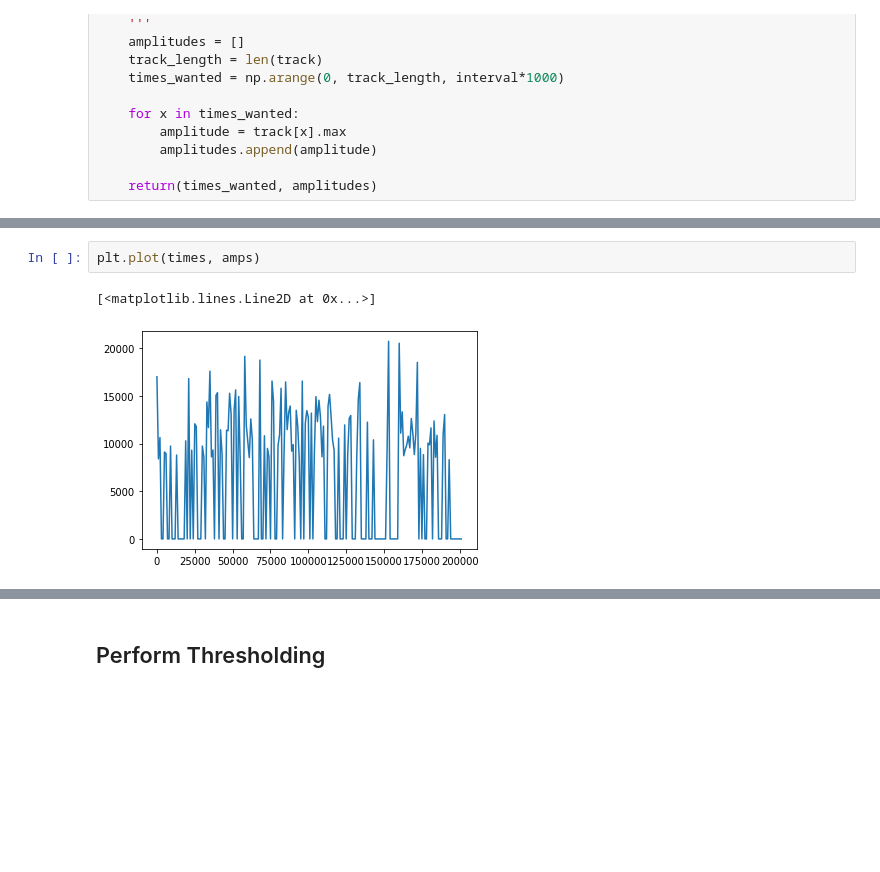
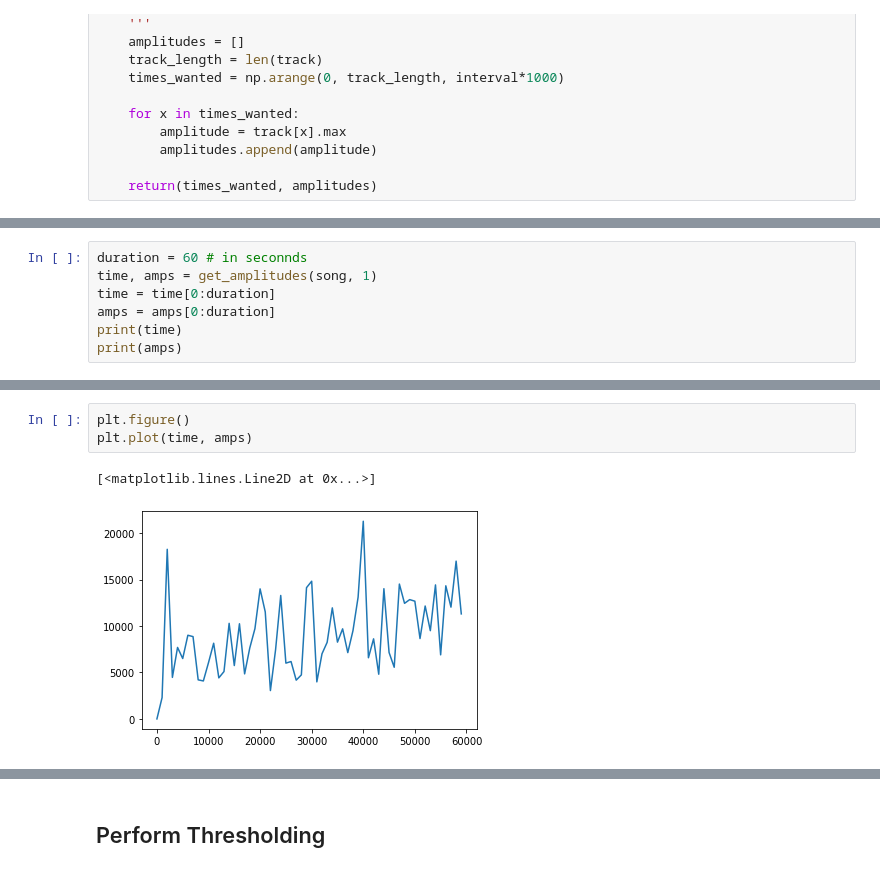
Before and after one commit to jplineb/all_drake_is_the_same, a Jupyter notebook: Source/experimental work/entropy_of_music.ipynb, the cells around one changed output, grey strips where cells are left out. Saved outputs shown, nothing was run; the diff lists cells and outputs as text; blank space fills up the shorter version.

```diff
--- a/Source/experimental work/entropy_of_music.ipynb
+++ b/Source/experimental work/entropy_of_music.ipynb
@@ -84,0 +87,7 @@ times, amps = get_amplitudes(song,1)
+# %%
+duration = 60 # in seconnds
+time, amps = get_amplitudes(song, 1)
+time = time[0:duration]
+amps = amps[0:duration]
+print(time)
+print(amps)
@@ -85,5 +101,6 @@ times, amps = get_amplitudes(song,1)
 # %%
-plt.plot(times, amps)
+plt.figure()
+plt.plot(time, amps)
 # %% [output]
 [<matplotlib.lines.Line2D at 0x...>]
-[figure, old version]
+[figure, new version]
```
Also changed, not shown: parts of 13 cells of this notebook.
